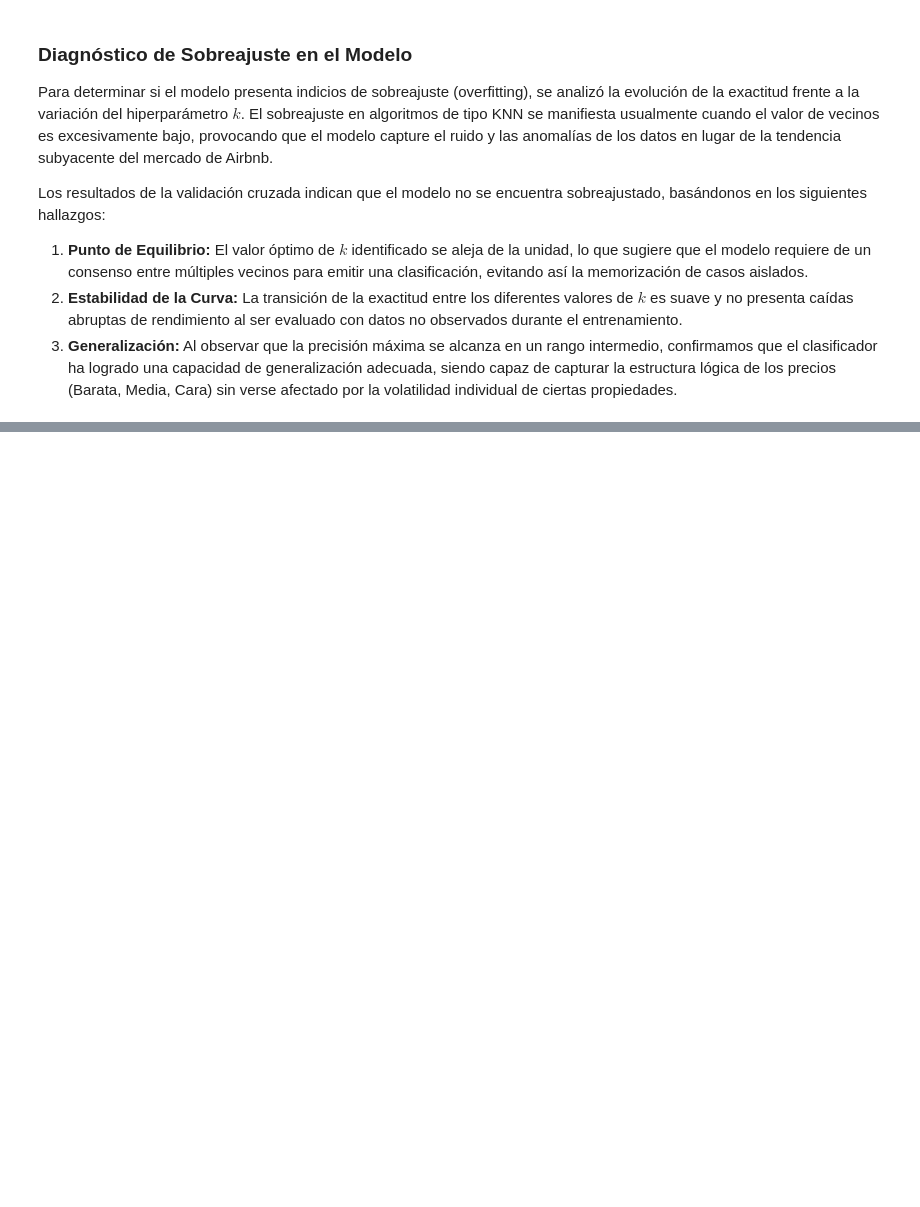
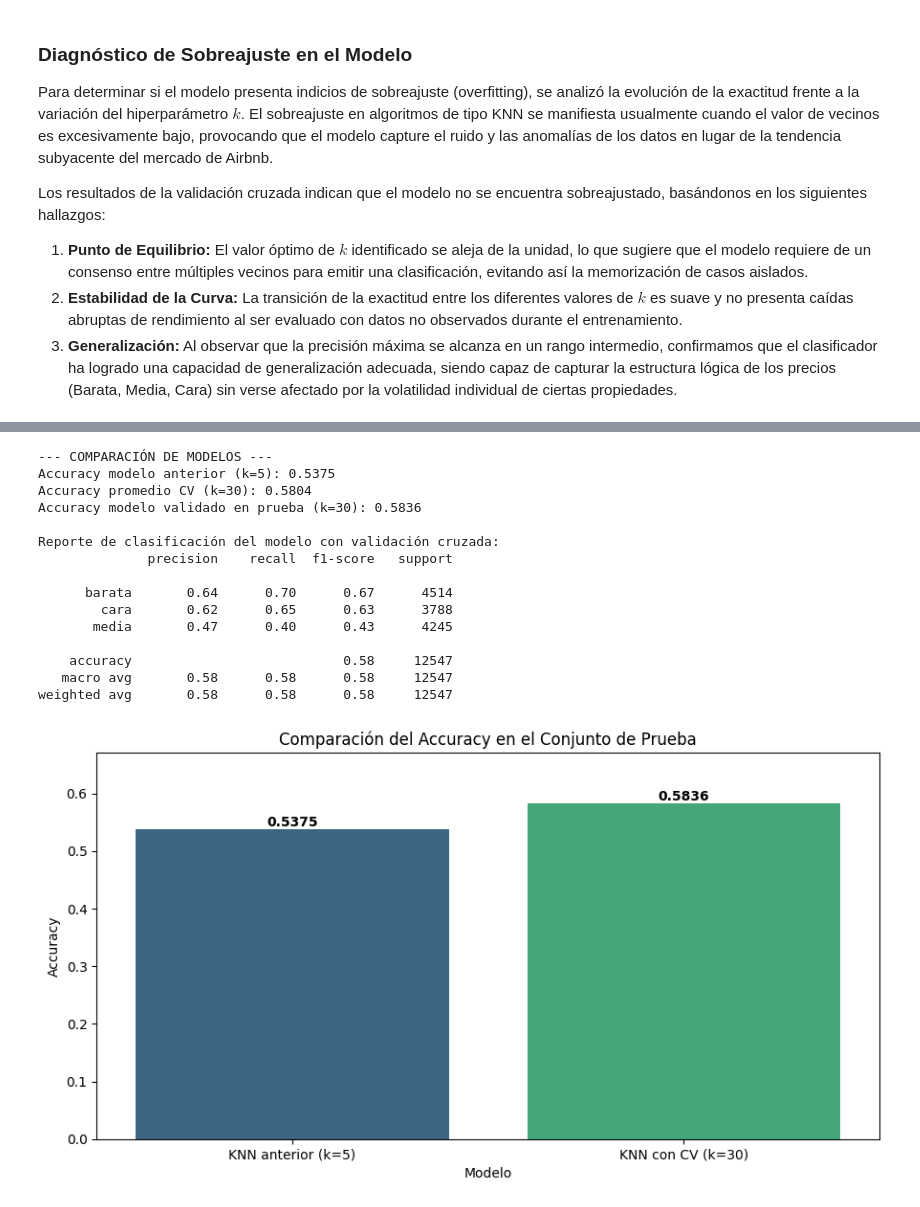
Before and after one commit to yosemm/Laboratorio6_Mineria, a Jupyter notebook: AnalisisLab6.ipynb, the cells around one changed output, grey strips where cells are left out. Drawn from its saved outputs; the diff is of its cells as text; code cells hidden in the pictures; blank space fills up the shorter version.

Commit message:
Add activity 8 cross-validation comparison

```diff
--- a/AnalisisLab6.ipynb
+++ b/AnalisisLab6.ipynb
@@ -514,0 +519,63 @@ Los resultados de la validación cruzada indican que el modelo no se encuentra s
+# %%
+# --- Actividad 8: Modelo final con validación cruzada ---
+
+# Accuracy del modelo anterior (actividad 6, k=5)
+accuracy_modelo_anterior = accuracy_score(y_test_c, y_pred_c)
+
+# Entrenamiento del modelo final con el k óptimo encontrado por validación cruzada
+knn_cv_final = KNeighborsClassifier(n_neighbors=optimal_k)
+knn_cv_final.fit(X_train_c_scaled, y_train_c)
+
+# Predicciones del modelo ajustado
+y_pred_cv = knn_cv_final.predict(X_test_c_scaled)
+accuracy_modelo_cv = accuracy_score(y_test_c, y_pred_cv)
+
+print("--- COMPARACIÓN DE MODELOS ---")
+print(f"Accuracy modelo anterior (k=5): {accuracy_modelo_anterior:.4f}")
+print(f"Accuracy promedio CV (k={optimal_k}): {best_score:.4f}")
+print(f"Accuracy modelo validado en prueba (k={optimal_k}): {accuracy_modelo_cv:.4f}\n")
+
+print("Reporte de clasificación del modelo con validación cruzada:")
+print(classification_report(y_test_c, y_pred_cv))
+
+# Comparación visual de accuracies
+comparison_df = pd.DataFrame({
+    'Modelo': ['KNN anterior (k=5)', f'KNN con CV (k={optimal_k})'],
+    'Accuracy': [accuracy_modelo_anterior, accuracy_modelo_cv]
+})
+
+plt.figure(figsize=(9, 5))
+sns.barplot(data=comparison_df, x='Modelo', y='Accuracy', hue='Modelo', dodge=False, palette='viridis', legend=False)
+plt.title('Comparación del Accuracy en el Conjunto de Prueba')
+plt.ylim(0, max(comparison_df['Accuracy']) * 1.15)
+for i, value in enumerate(comparison_df['Accuracy']):
+    plt.text(i, value + 0.005, f"{value:.4f}", ha='center', fontweight='bold')
+plt.tight_layout()
+plt.show()
+
+# Matriz de confusión del modelo con validación cruzada
+cm_cv = confusion_matrix(y_test_c, y_pred_cv, labels=knn_cv_final.classes_)
+disp_cv = ConfusionMatrixDisplay(confusion_matrix=cm_cv, display_labels=knn_cv_final.classes_)
+fig, ax = plt.subplots(figsize=(7, 6))
+disp_cv.plot(cmap='PuBuGn', ax=ax, colorbar=False)
+ax.set_title(f'Matriz de Confusión del Modelo con CV (k={optimal_k})')
+ax.grid(False)
+plt.tight_layout()
+plt.show()
+# %% [output]
+--- COMPARACIÓN DE MODELOS ---
+Accuracy modelo anterior (k=5): 0.5375
+Accuracy promedio CV (k=30): 0.5804
+Accuracy modelo validado en prueba (k=30): 0.5836
+
+Reporte de clasificación del modelo con validación cruzada:
+              precision    recall  f1-score   support
+
+      barata       0.64      0.70      0.67      4514
+        cara       0.62      0.65      0.63      3788
+       media       0.47      0.40      0.43      4245
+
+    accuracy                           0.58     12547
+   macro avg       0.58      0.58      0.58     12547
+weighted avg       0.58      0.58      0.58     12547
+[figure, added]
```
Also changed, not shown: parts of 6 cells of this notebook.
